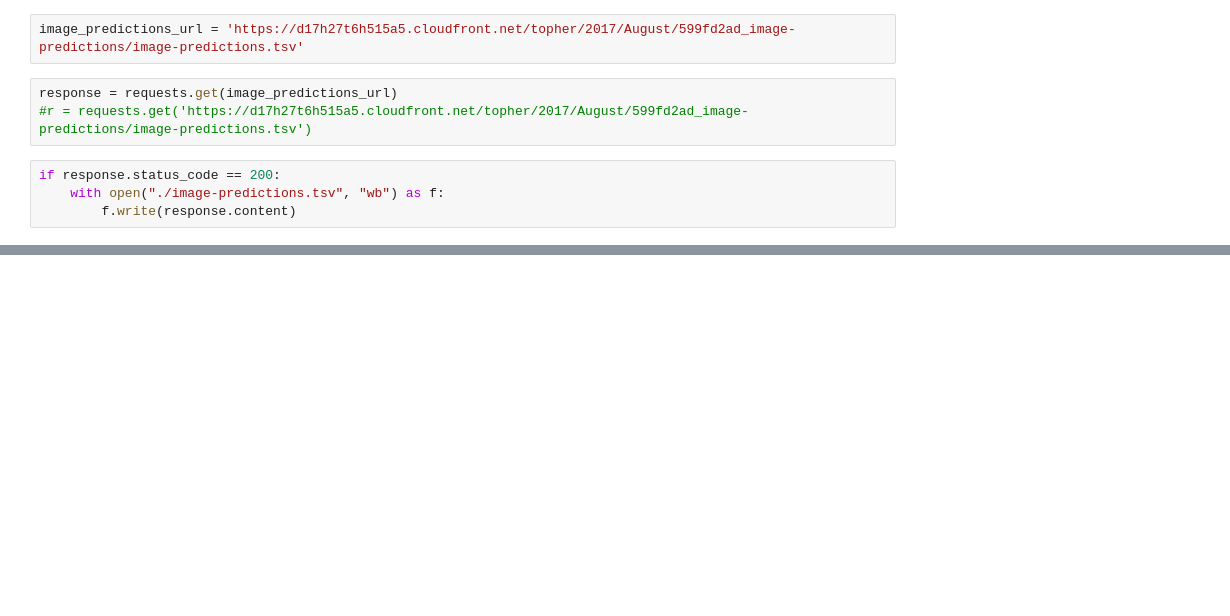
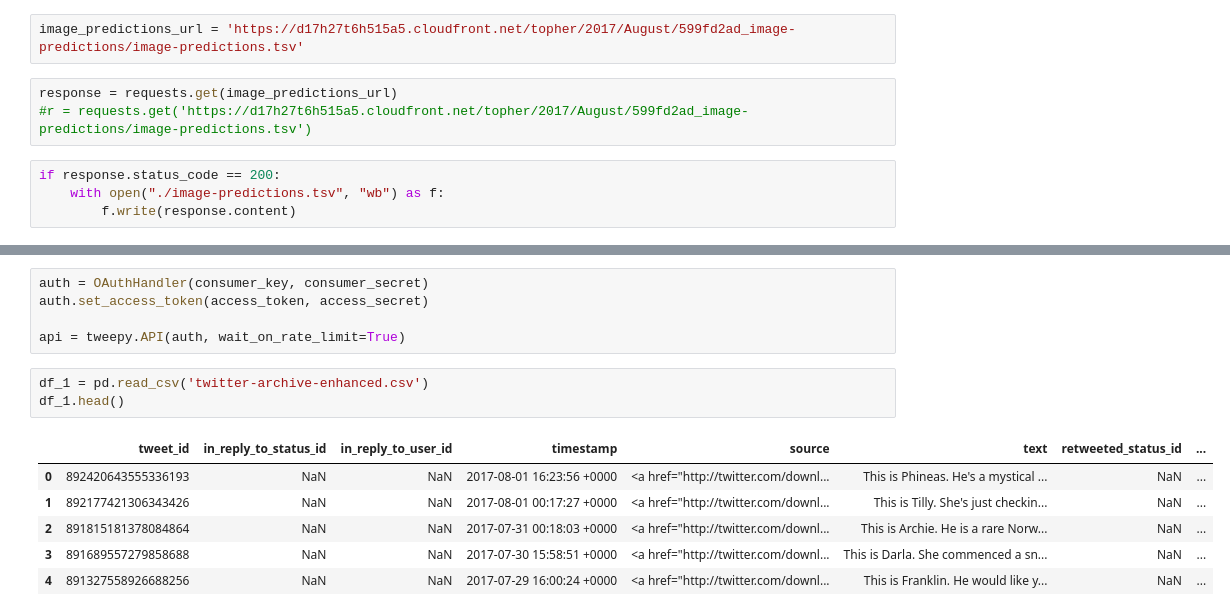
Before and after one commit to viktor-begun/Data_Analyst_Data-Wrangling, a Jupyter notebook: wrangle_act.ipynb, the cells around one changed output, grey strips where cells are left out. Saved outputs shown, nothing was run; the diff lists cells and outputs as text; blank space fills up the shorter version.

```diff
--- a/wrangle_act.ipynb
+++ b/wrangle_act.ipynb
@@ -59,0 +100,15 @@ if response.status_code == 200:
+# %%
+auth = OAuthHandler(consumer_key, consumer_secret)
+auth.set_access_token(access_token, access_secret)
+
+api = tweepy.API(auth, wait_on_rate_limit=True)
+# %%
+df_1 = pd.read_csv('twitter-archive-enhanced.csv')
+df_1.head()
+# %% [output]
+|  | tweet_id | in_reply_to_status_id | in_reply_to_user_id | timestamp | source | text | retweeted_status_id | ... |
+| 0 | 892420643555336193 | NaN | NaN | 2017-08-01 16:23:56 +0000 | <a href="http://twitter.com/downl... | This is Phineas. He's a mystical ... | NaN | ... |
+| 1 | 892177421306343426 | NaN | NaN | 2017-08-01 00:17:27 +0000 | <a href="http://twitter.com/downl... | This is Tilly. She's just checkin... | NaN | ... |
+| 2 | 891815181378084864 | NaN | NaN | 2017-07-31 00:18:03 +0000 | <a href="http://twitter.com/downl... | This is Archie. He is a rare Norw... | NaN | ... |
+| 3 | 891689557279858688 | NaN | NaN | 2017-07-30 15:58:51 +0000 | <a href="http://twitter.com/downl... | This is Darla. She commenced a sn... | NaN | ... |
+| 4 | 891327558926688256 | NaN | NaN | 2017-07-29 16:00:24 +0000 | <a href="http://twitter.com/downl... | This is Franklin. He would like y... | NaN | ... |
```
Also changed, not shown: parts of 10 cells of this notebook.
